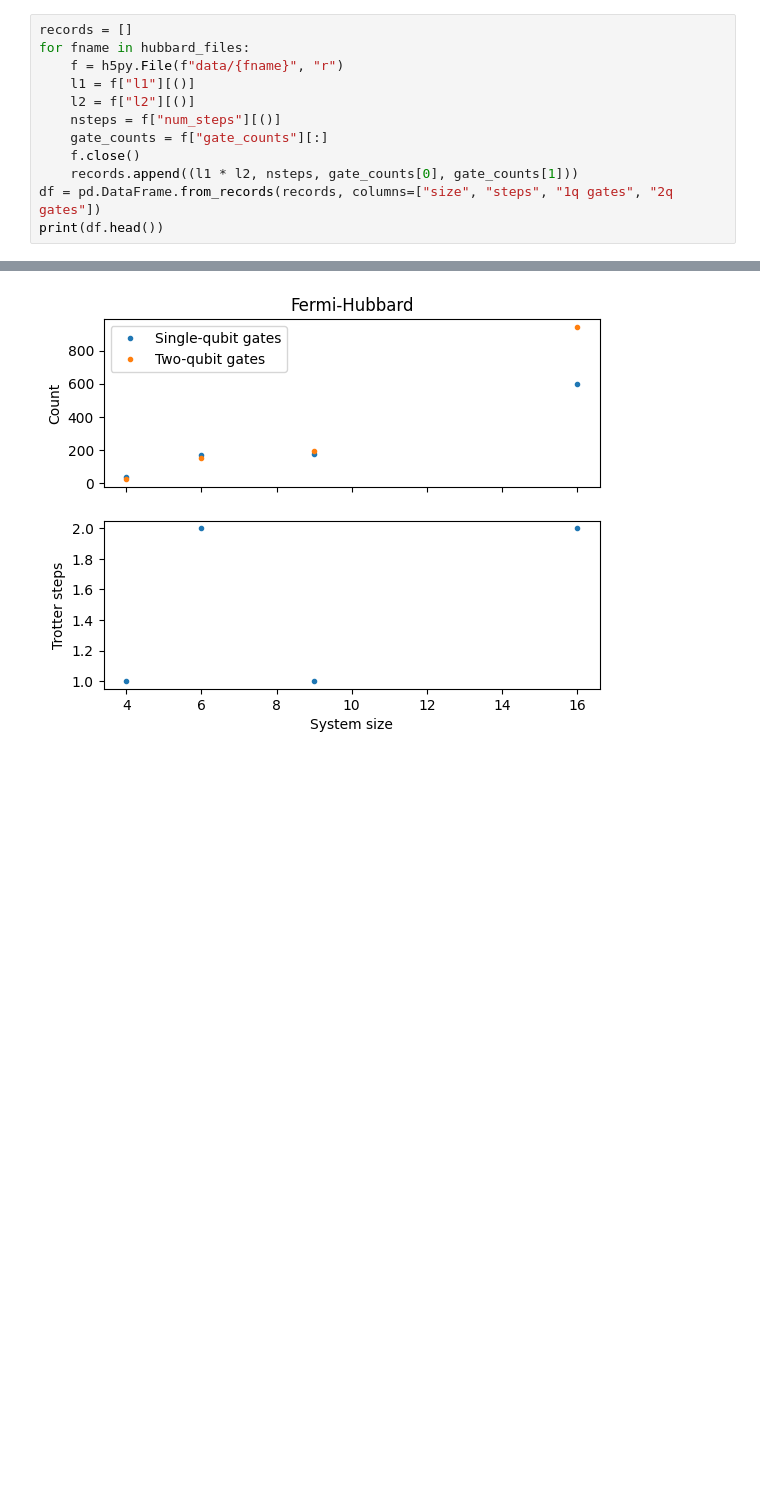
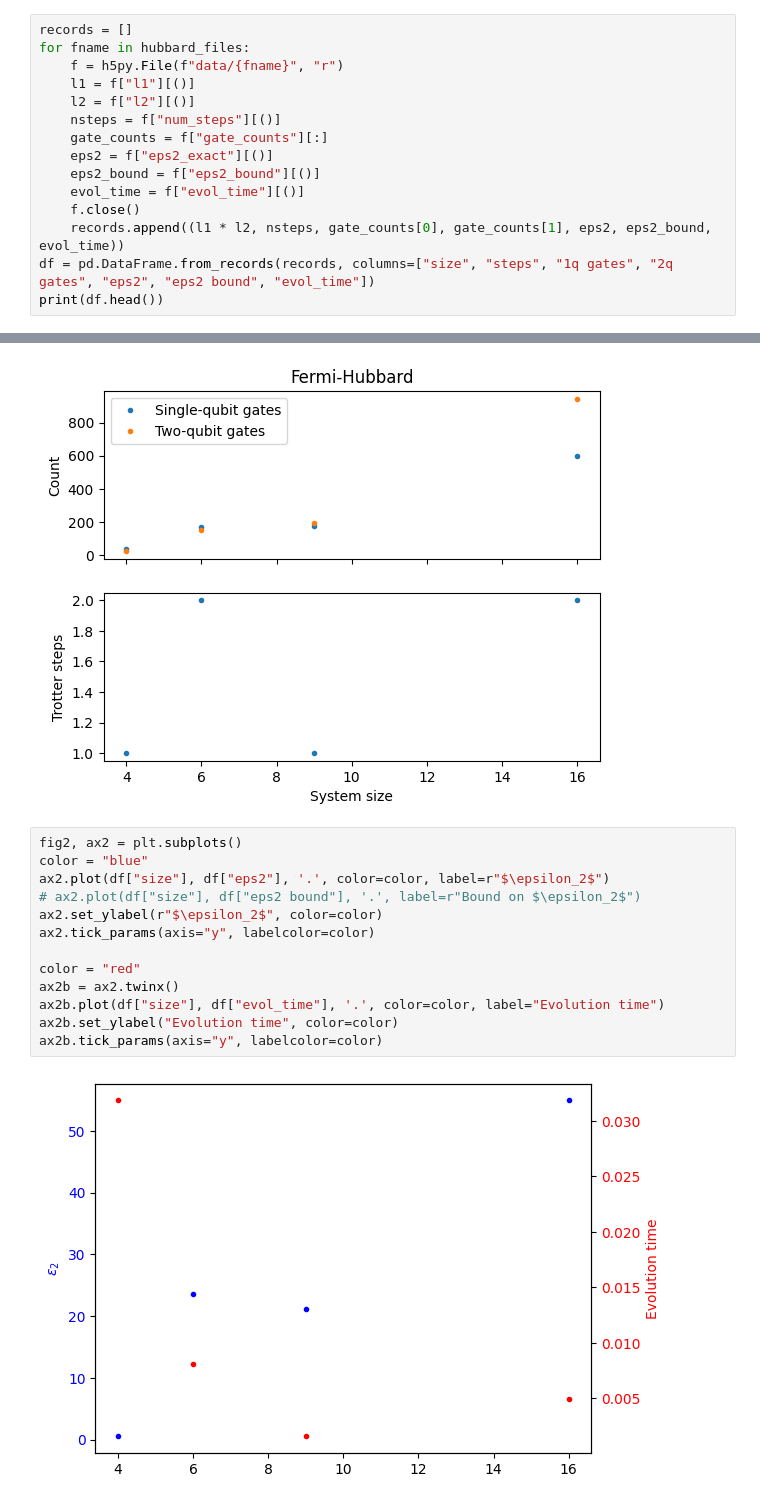
Before and after one commit to bdalfavero/qpe_resources, a Jupyter notebook: qpe_plots.ipynb, the cells around one changed output, grey strips where cells are left out. Drawn from its saved outputs; the diff is of its cells as text; blank space fills up the shorter version.

```diff
--- a/qpe_plots.ipynb
+++ b/qpe_plots.ipynb
@@ -21,8 +23,11 @@ for fname in hubbard_files:
     l2 = f["l2"][()]
     nsteps = f["num_steps"][()]
     gate_counts = f["gate_counts"][:]
+    eps2 = f["eps2_exact"][()]
+    eps2_bound = f["eps2_bound"][()]
+    evol_time = f["evol_time"][()]
     f.close()
-    records.append((l1 * l2, nsteps, gate_counts[0], gate_counts[1]))
-df = pd.DataFrame.from_records(records, columns=["size", "steps", "1q gates", "2q gates"])
+    records.append((l1 * l2, nsteps, gate_counts[0], gate_counts[1], eps2, eps2_bound, evol_time))
+df = pd.DataFrame.from_records(records, columns=["size", "steps", "1q gates", "2q gates", "eps2", "eps2 bound", "evol_time"])
 print(df.head())
 # %% [output]
@@ -44,3 +49,18 @@ ax[0].set_title("Fermi-Hubbard")
 # %% [output]
 Text(0.5, 1.0, 'Fermi-Hubbard')
 [figure]
+# %%
+fig2, ax2 = plt.subplots()
+color = "blue"
+ax2.plot(df["size"], df["eps2"], '.', color=color, label=r"$\epsilon_2$")
+# ax2.plot(df["size"], df["eps2 bound"], '.', label=r"Bound on $\epsilon_2$")
+ax2.set_ylabel(r"$\epsilon_2$", color=color)
+ax2.tick_params(axis="y", labelcolor=color)
+
+color = "red"
+ax2b = ax2.twinx()
+ax2b.plot(df["size"], df["evol_time"], '.', color=color, label="Evolution time")
+ax2b.set_ylabel("Evolution time", color=color)
+ax2b.tick_params(axis="y", labelcolor=color)
+# %% [output]
+[figure, added]
```
Also changed, not shown: parts of 7 cells of this notebook, 1 other file.
